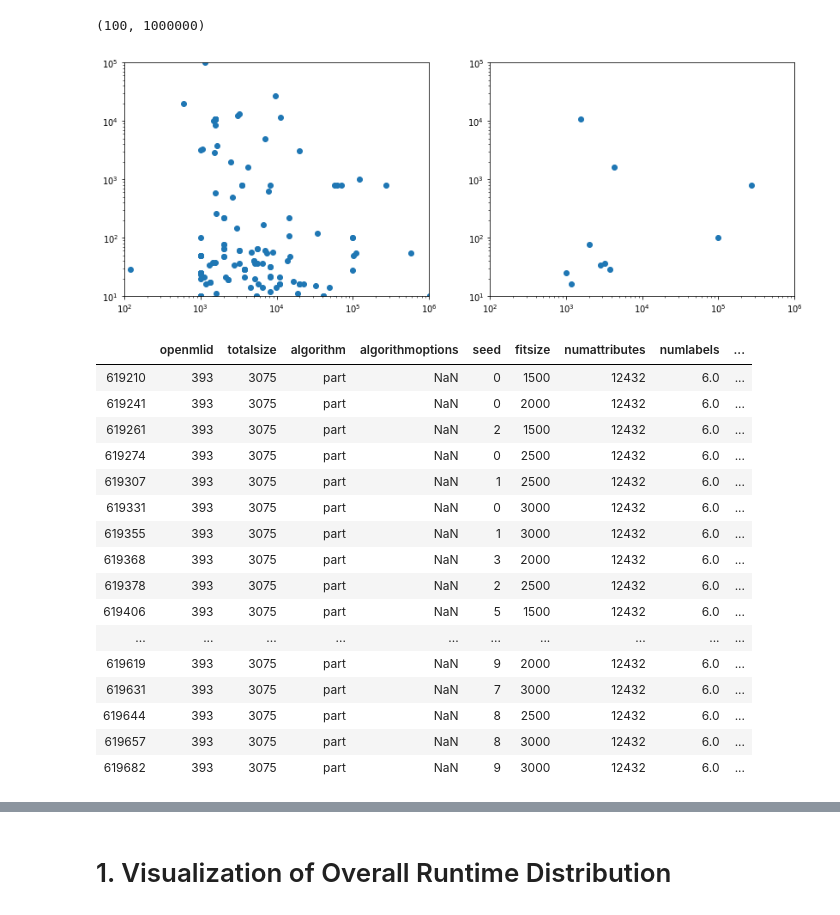
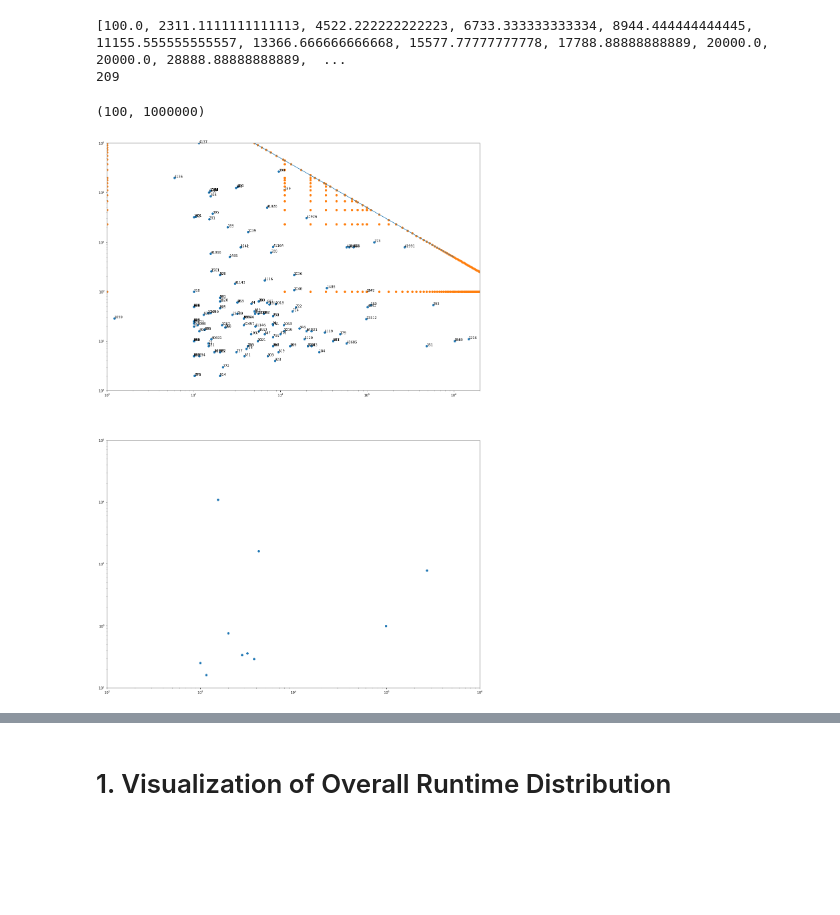
Before and after one commit to fmohr/tpami2021-pipelineruntimeprediction, a Jupyter notebook: python/1 - Classifier Runtimes.ipynb, the cells around one changed output, grey strips where cells are left out. Drawn from its saved outputs; the diff is of its cells as text; code cells hidden in the pictures; blank space fills up the shorter version.

```diff
--- a/python/1 - Classifier Runtimes.ipynb
+++ b/python/1 - Classifier Runtimes.ipynb
@@ -23,2 +23,7 @@ df
 # %%
 dfDatasets = pd.read_csv("data/datasets.csv")
+# %%
+fig, ax = plt.subplots()
+ax.scatter(dfDatasets["numinstances"].values, dfDatasets["numattributes"].values)
+for i, row in dfDatasets.iterrows():
+    ax.text(row["numinstances"], row["numattributes"], row["openmlid"])
@@ -25,19 +76,42 @@ dfDatasets = pd.read_csv("data/datasets.csv")
 # %%
-fig, ax = plt.subplots(1, 2, figsize=(14,5))
+fig, ax = plt.subplots(2, 1, figsize=(20,30))
 dsSample = [3, 38, 357, 723, 807, 897, 971, 1039, 1138, 23380, 41991]
 dfSample = dfDatasets[dfDatasets["openmlid"].isin(dsSample)]
 a = ax[0]
 a.scatter(dfDatasets["numinstances"].values, dfDatasets["numattributes"].values)
+for i, row in dfDatasets.iterrows():
+    #if row["numattributes"] < 5000 and row["numinstances"] <= 100000:
+    a.text(row["numinstances"], row["numattributes"], row["openmlid"])
 a.set_yscale("log")
 a.set_xscale("log")
-a.set_ylim([10, 100000])
-a.set_xlim([100, 1000000])
+a.set_ylim([1, 10**5])
+a.set_xlim([100, 2*10**6])
+XCAND = list(np.linspace(10**2, 10**5, 10)) + list(np.linspace(10**5, 2*10**6, 50))
+YCAND = list(np.linspace(10**2, 2*10**4, 10)) + list(np.linspace(2*10**4, 10**5,10))
+print(YCAND)
+lim = 5*10**8
+P = []
+for x in XCAND:
+    for y in YCAND:
+        if x * y > lim:
+            P.append((np.floor(x),np.floor(lim/x)))
+            break
+        P.append((np.floor(x),np.floor(y)))
+for y in YCAND:
+    P.append((np.floor(lim/y),np.floor(y)))
+P = np.array(P)
+print(len(P))
+a.scatter(P[:,0], P[:,1])
+dom = np.linspace(0, 10**6, 1000)
+a.plot(dom, [lim/x for x in dom])
 a = ax[1]
 a.scatter(dfSample["numinstances"].values, dfSample["numattributes"].values)
 a.set_yscale("log")
 a.set_xscale("log")
 a.set_ylim([10, 100000])
 a.set_xlim([100, 1000000])
 # %% [output]
-(100, 1000000)
+[100.0, 2311.1111111111113, 4522.222222222223, 6733.333333333334, 8944.444444444445, 11155.555555555557, 13366.666666666668, 15577.77777777778, 17788.88888888889, 20000.0, 20000.0, 28888.88888888889,  ...
+209
+(100, 1000000)
-[figure, old version]
+[figure, new version]
@@ -46,20 +117,0 @@ dfMyTest = pd.read_csv("data/runtimes/runtimes_atomic.csv")
-# %%
-dfMyTest.query("algorithm == 'part' and openmlid == 393")
-# %% [output]
-|  | openmlid | totalsize | algorithm | algorithmoptions | seed | fitsize | numattributes | numlabels | ... |
-| 619210 | 393 | 3075 | part | NaN | 0 | 1500 | 12432 | 6.0 | ... |
-| 619241 | 393 | 3075 | part | NaN | 0 | 2000 | 12432 | 6.0 | ... |
-| 619261 | 393 | 3075 | part | NaN | 2 | 1500 | 12432 | 6.0 | ... |
-| 619274 | 393 | 3075 | part | NaN | 0 | 2500 | 12432 | 6.0 | ... |
-| 619307 | 393 | 3075 | part | NaN | 1 | 2500 | 12432 | 6.0 | ... |
-| 619331 | 393 | 3075 | part | NaN | 0 | 3000 | 12432 | 6.0 | ... |
-| 619355 | 393 | 3075 | part | NaN | 1 | 3000 | 12432 | 6.0 | ... |
-| 619368 | 393 | 3075 | part | NaN | 3 | 2000 | 12432 | 6.0 | ... |
-| 619378 | 393 | 3075 | part | NaN | 2 | 2500 | 12432 | 6.0 | ... |
-| 619406 | 393 | 3075 | part | NaN | 5 | 1500 | 12432 | 6.0 | ... |
-| ... | ... | ... | ... | ... | ... | ... | ... | ... | ... |
-| 619619 | 393 | 3075 | part | NaN | 9 | 2000 | 12432 | 6.0 | ... |
-| 619631 | 393 | 3075 | part | NaN | 7 | 3000 | 12432 | 6.0 | ... |
-| 619644 | 393 | 3075 | part | NaN | 8 | 2500 | 12432 | 6.0 | ... |
-| 619657 | 393 | 3075 | part | NaN | 8 | 3000 | 12432 | 6.0 | ... |
-| 619682 | 393 | 3075 | part | NaN | 9 | 3000 | 12432 | 6.0 | ... |
```
Also changed, not shown: parts of 7 cells of this notebook, 48 other files.
